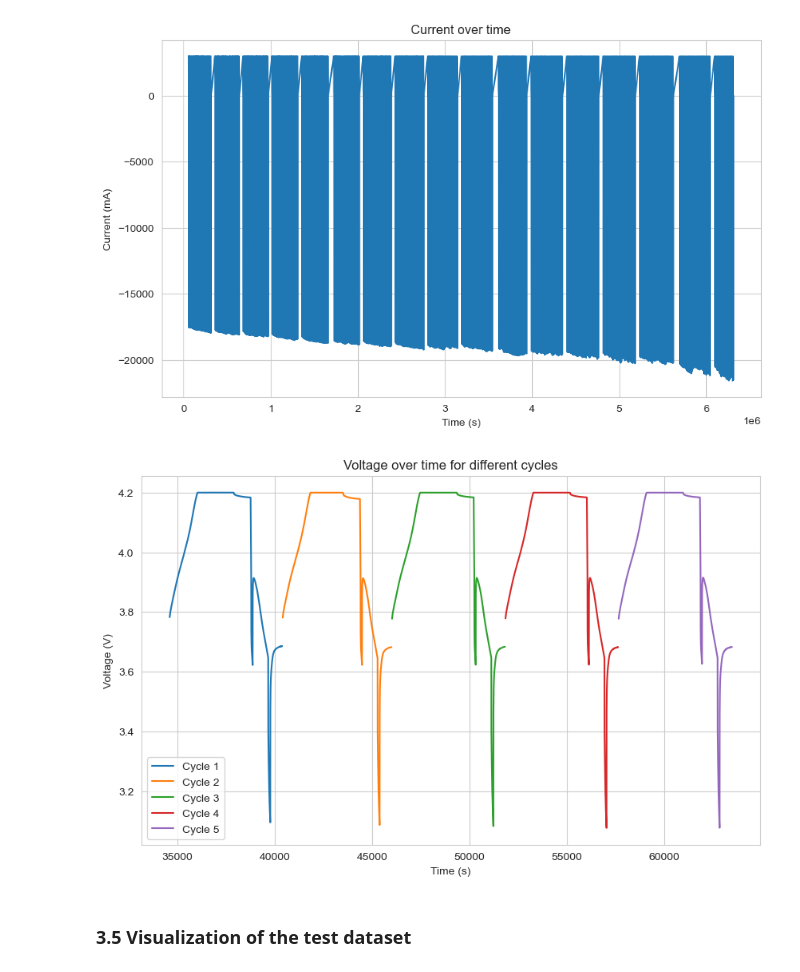
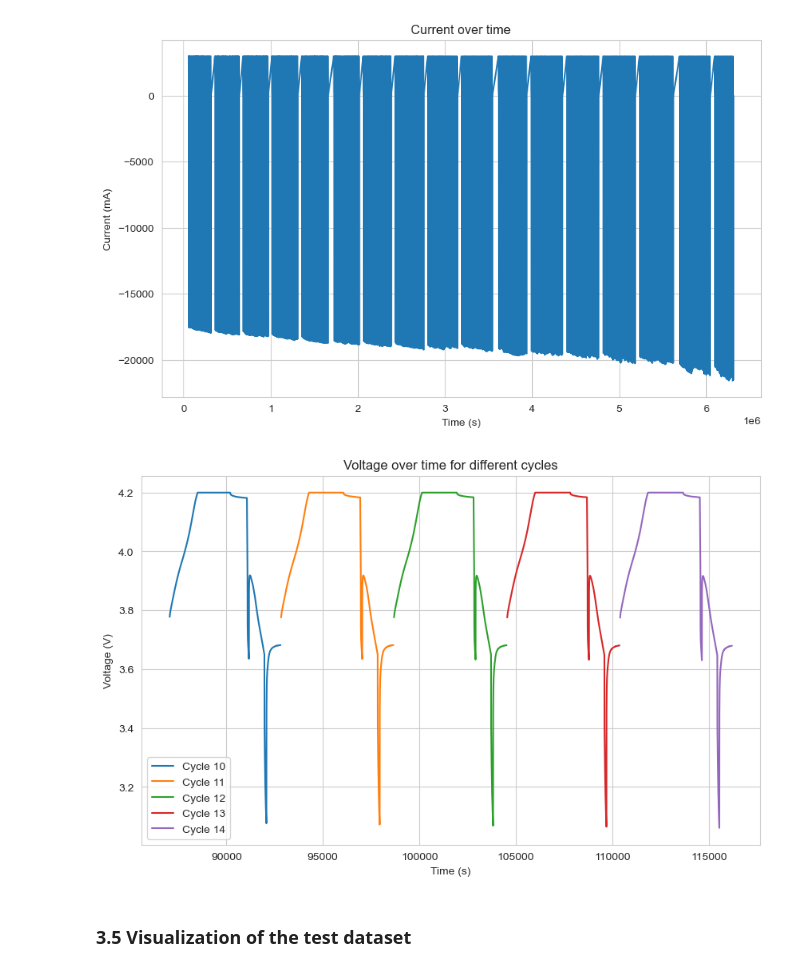
Before and after one commit to ChristopherTsa/datacamp_project, a Jupyter notebook: batteries_starting_kit.ipynb, the cells around one changed output. Saved outputs shown, nothing was run; the diff lists cells and outputs as text; code cells hidden in the pictures.

```diff
--- a/batteries_starting_kit.ipynb
+++ b/batteries_starting_kit.ipynb
@@ -298,7 +305,7 @@ data_cleaned['is_test_cycle'] = data_cleaned['cycleNumber'].isin(test_cycles)
 print(f"Marked {data_cleaned['is_test_cycle'].sum()} data points as test cycles")
 print(f"Normal cycles data points: {(~data_cleaned['is_test_cycle']).sum()}")
 
-data = data_cleaned.copy()
+data = data_cleaned.copy().drop('cycle_diff', axis=1)
 # %% [output]
 Found 19 cycle drops in the data
 Found 13 cycle rises in the data
@@ -369,11 +376,13 @@ Cycle drop detected at index 694483: from 248 to 5. Correction: 243
 Found 3 cycle drops in the data
 Total cycle correction applied: 729
 # %%
+# 6. Save the corrected cycle numbers
 data_cleaned = data_cleaned.set_index('index')
 data_cleaned.index.name = None
 data_regular['cycleNumber'] = data_cleaned['corrected_cycle']
 data['cycleNumber'] = data_cleaned['corrected_cycle']
-data['cycleNumber'] = data['cycleNumber'].interpolate(method='linear')
+data['cycleNumber'] = data['cycleNumber'].ffill().bfill()
+data['cycleNumber'] = data['cycleNumber'].astype(int)
 # %% [markdown]
 ### 3.4 Visualization of the regular dataset
 # %%
@@ -585,18 +595,18 @@ plt.show()
 [figure]
 # %%
 # Plot voltage over time for different cycles
-unique_cycles = data['continuous_cycle'].unique()
+unique_cycles = data['cycleNumber'].unique()
 plt.figure(figsize=(10, 6))
-for cycle in unique_cycles[:5]:  # Plotting only the first 5 cycles for clarity
-    cycle_data = data[data['continuous_cycle'] == cycle]
+for cycle in unique_cycles[5:10]:  # Plotting only the first 5 cycles for clarity
+    cycle_data = data[data['cycleNumber'] == cycle]
     plt.plot(cycle_data['time_s'], cycle_data['Ecell_V'], label=f'Cycle {cycle}')
 plt.title('Voltage over time for different cycles')
 plt.xlabel('Time (s)')
 plt.ylabel('Voltage (V)')
 plt.legend()
 plt.show()
 # %% [output]
-[figure, old version]
+[figure, new version]
 # %% [markdown]
 ### 3.5 Visualization of the test dataset
 # %%
```
Also changed, not shown: parts of 17 cells of this notebook, 8 other files.
